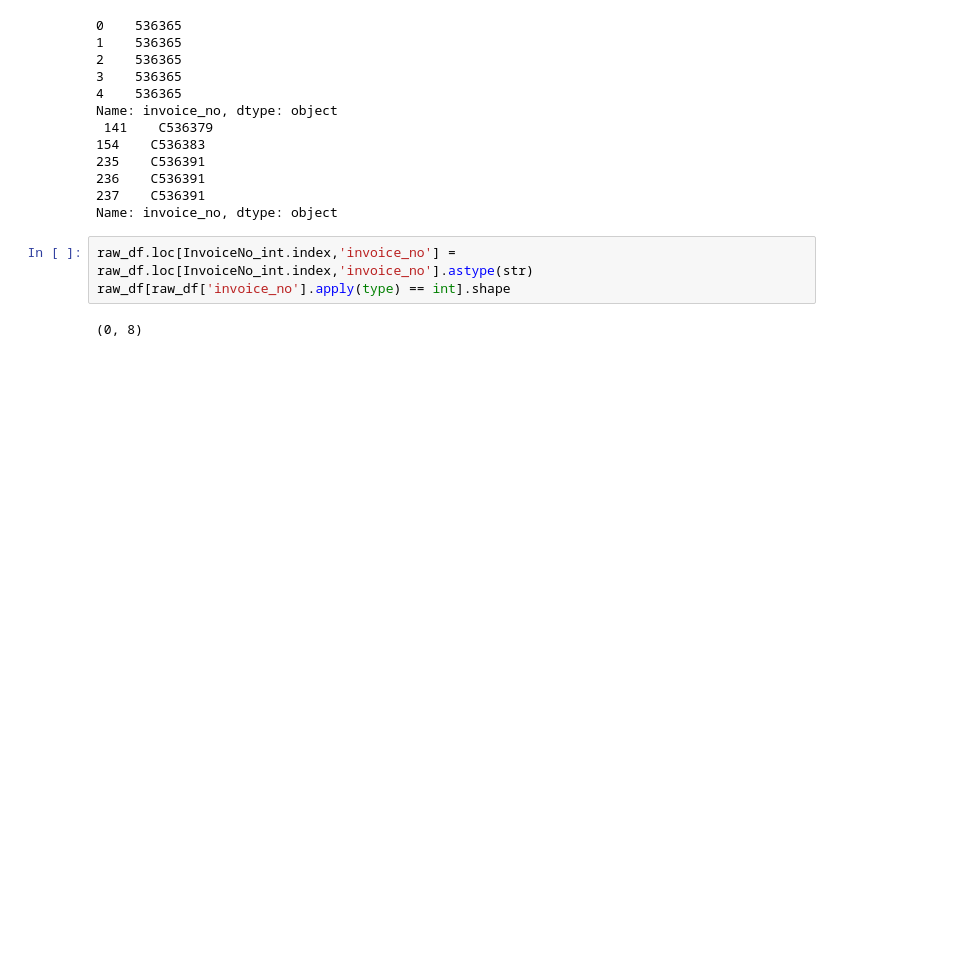
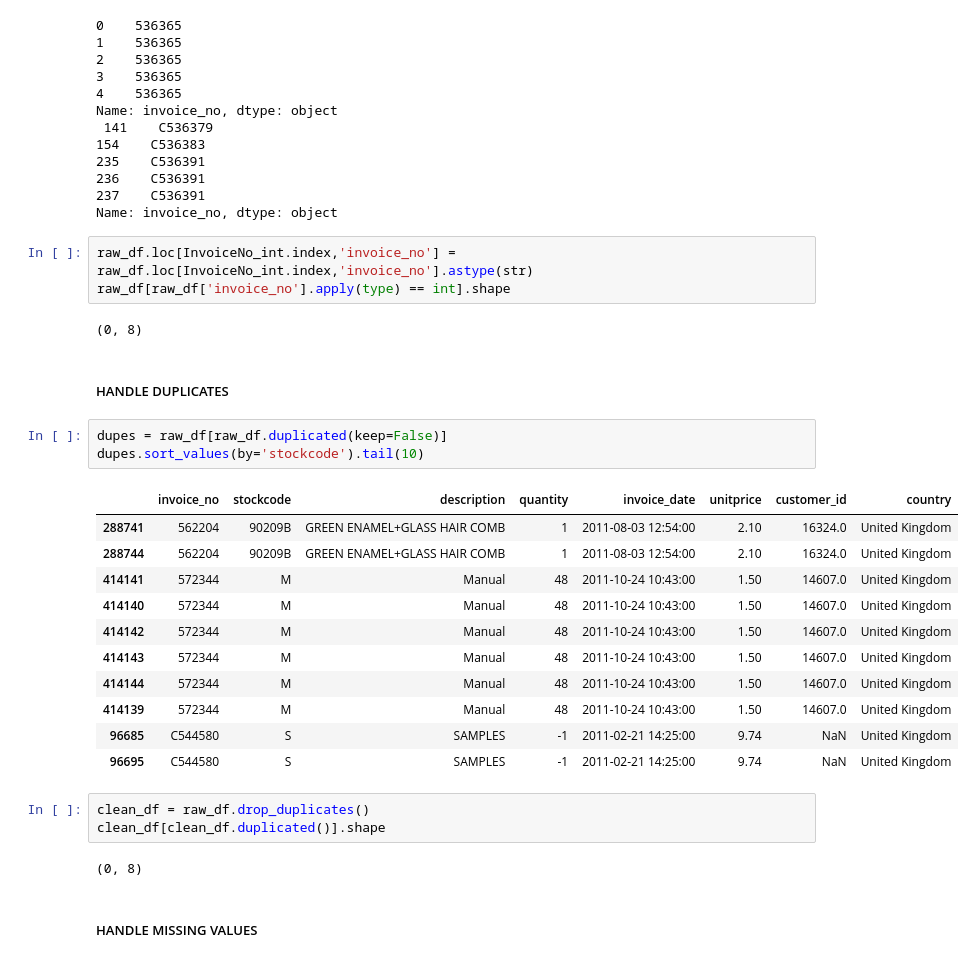
Before and after one commit to Benson-Ogheneochuko/ETL-Uk-based-online-retail-dataset, a Jupyter notebook: ETL(Extract, Transform, Load)Uk based online retail dataset.ipynb, the cells around one changed output. Saved outputs shown, nothing was run; the diff lists cells and outputs as text; blank space fills up the shorter version.

```diff
--- a/ETL(Extract, Transform, Load)Uk based online retail dataset.ipynb
+++ b/ETL(Extract, Transform, Load)Uk based online retail dataset.ipynb
@@ -153,3 +153,27 @@ raw_df.loc[InvoiceNo_int.index,'invoice_no'] = raw_df.loc[InvoiceNo_int.index,'i
 raw_df[raw_df['invoice_no'].apply(type) == int].shape
 # %% [output]
 (0, 8)
+# %% [markdown]
+##### HANDLE DUPLICATES
+# %%
+dupes = raw_df[raw_df.duplicated(keep=False)]
+dupes.sort_values(by='stockcode').tail(10)
+# %% [output]
+|  | invoice_no | stockcode | description | quantity | invoice_date | unitprice | customer_id | country |
+| 288741 | 562204 | 90209B | GREEN ENAMEL+GLASS HAIR COMB | 1 | 2011-08-03 12:54:00 | 2.10 | 16324.0 | United Kingdom |
+| 288744 | 562204 | 90209B | GREEN ENAMEL+GLASS HAIR COMB | 1 | 2011-08-03 12:54:00 | 2.10 | 16324.0 | United Kingdom |
+| 414141 | 572344 | M | Manual | 48 | 2011-10-24 10:43:00 | 1.50 | 14607.0 | United Kingdom |
+| 414140 | 572344 | M | Manual | 48 | 2011-10-24 10:43:00 | 1.50 | 14607.0 | United Kingdom |
+| 414142 | 572344 | M | Manual | 48 | 2011-10-24 10:43:00 | 1.50 | 14607.0 | United Kingdom |
+| 414143 | 572344 | M | Manual | 48 | 2011-10-24 10:43:00 | 1.50 | 14607.0 | United Kingdom |
+| 414144 | 572344 | M | Manual | 48 | 2011-10-24 10:43:00 | 1.50 | 14607.0 | United Kingdom |
+| 414139 | 572344 | M | Manual | 48 | 2011-10-24 10:43:00 | 1.50 | 14607.0 | United Kingdom |
+| 96685 | C544580 | S | SAMPLES | -1 | 2011-02-21 14:25:00 | 9.74 | NaN | United Kingdom |
+| 96695 | C544580 | S | SAMPLES | -1 | 2011-02-21 14:25:00 | 9.74 | NaN | United Kingdom |
+# %%
+clean_df = raw_df.drop_duplicates()
+clean_df[clean_df.duplicated()].shape
+# %% [output]
+(0, 8)
+# %% [markdown]
+##### HANDLE MISSING VALUES
```
Also changed, not shown: parts of 7 cells of this notebook.
